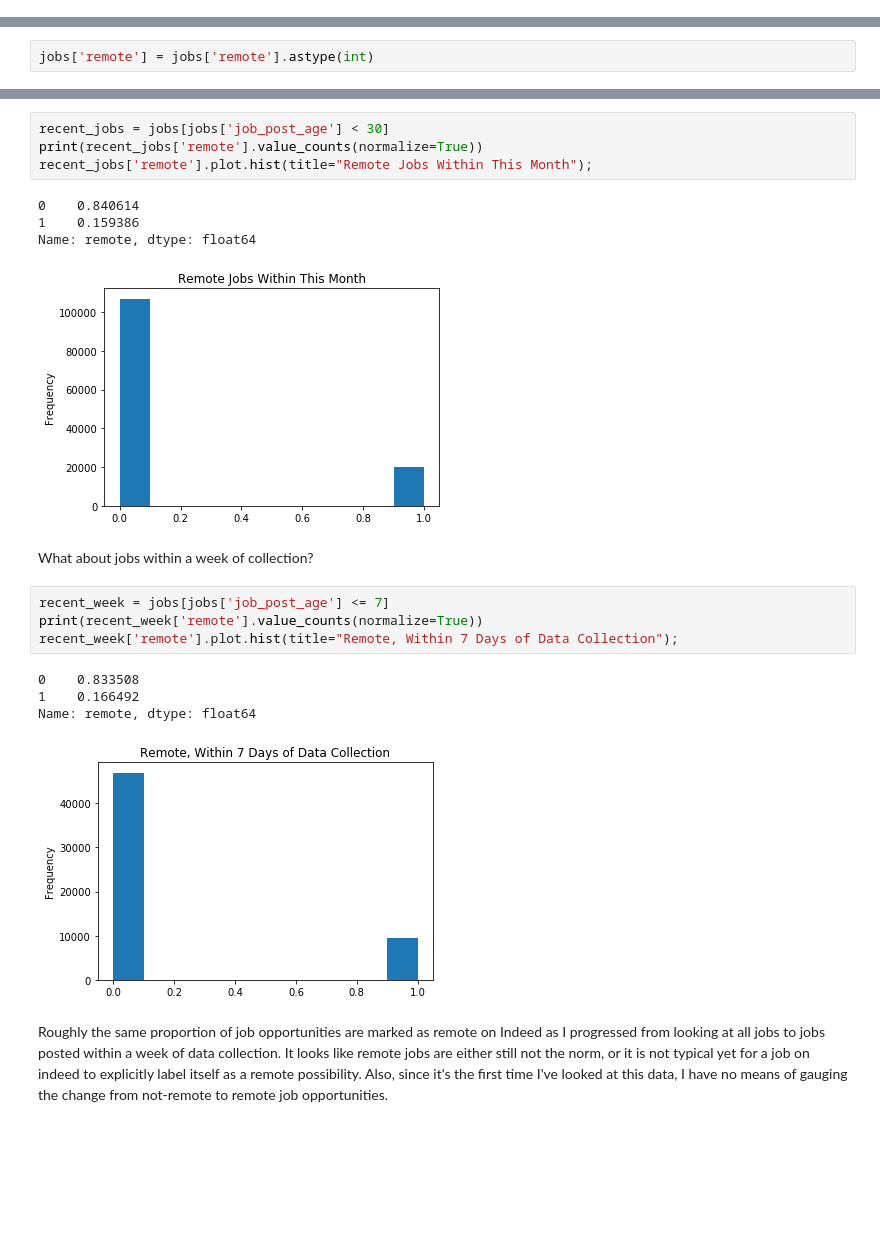
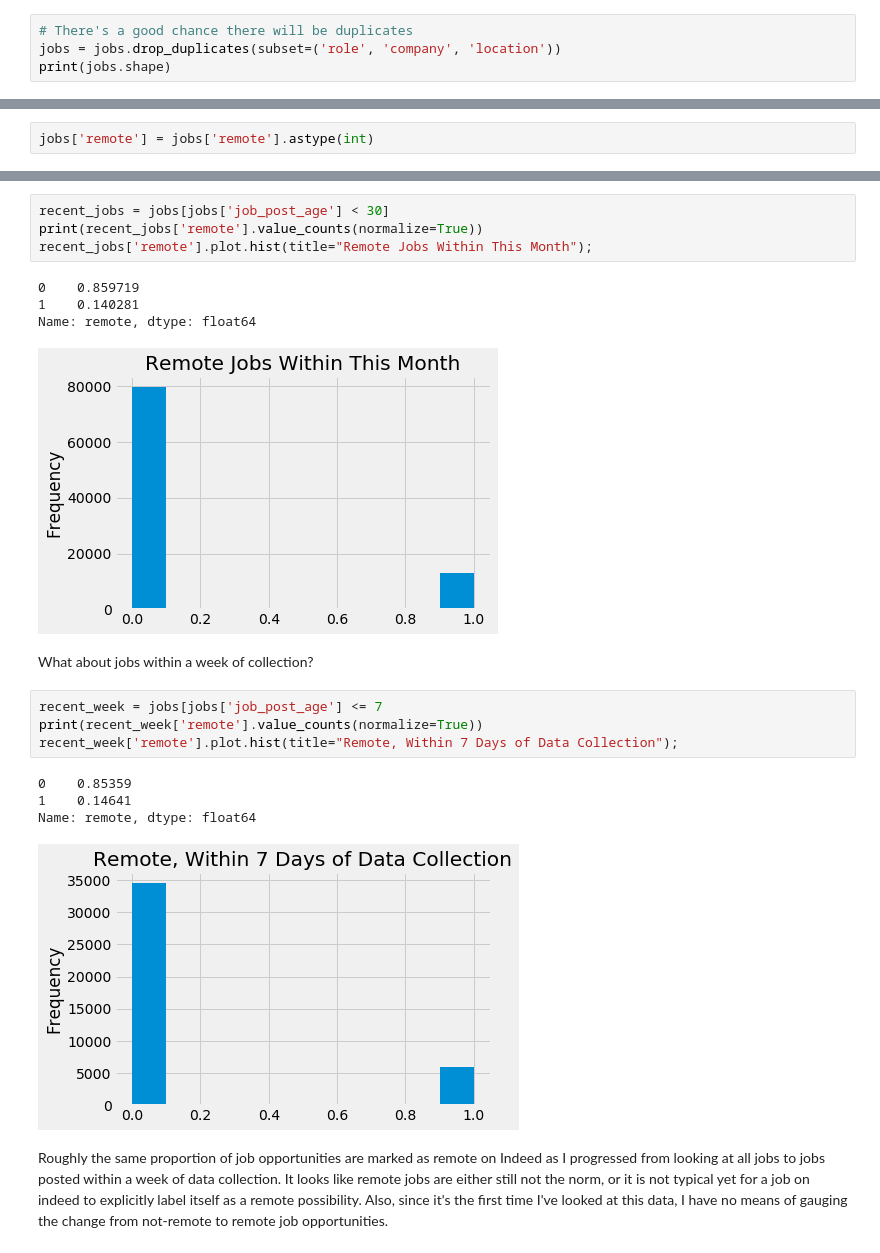
Before and after one commit to jose-marquez89/tech-job-landscape, a Jupyter notebook: python_scrape/jobs_explore.ipynb, the cells around one changed output, grey strips where cells are left out. Drawn from its saved outputs; the diff is of its cells as text; blank space fills up the shorter version.

```diff
--- a/python_scrape/jobs_explore.ipynb
+++ b/python_scrape/jobs_explore.ipynb
@@ -41,3 +46,7 @@ jobs.head()
 jobs.shape
 # %% [output]
 (248009, 8)
+# %%
+# There's a good chance there will be duplicates
+jobs = jobs.drop_duplicates(subset=('role', 'company', 'location'))
+print(jobs.shape)
@@ -98,21 +109,21 @@ recent_jobs = jobs[jobs['job_post_age'] < 30]
 print(recent_jobs['remote'].value_counts(normalize=True))
 recent_jobs['remote'].plot.hist(title="Remote Jobs Within This Month");
 # %% [output]
-0    0.840614
-1    0.159386
+0    0.859719
+1    0.140281
 Name: remote, dtype: float64
-[figure, old version]
+[figure, new version]
 # %% [markdown]
 What about jobs within a week of collection?
 # %%
-recent_week = jobs[jobs['job_post_age'] <= 7]
+recent_week = jobs[jobs['job_post_age'] <= 7
 print(recent_week['remote'].value_counts(normalize=True))
 recent_week['remote'].plot.hist(title="Remote, Within 7 Days of Data Collection");
 # %% [output]
-0    0.833508
-1    0.166492
+0    0.85359
+1    0.14641
 Name: remote, dtype: float64
-[figure, old version]
+[figure, new version]
 # %% [markdown]
 Roughly the same proportion of job opportunities are marked as remote on Indeed as I progressed from looking at all jobs to jobs posted within a week of data collection. It looks like remote jobs are either still not the norm, or it is not typical yet for a job on indeed to explicitly label itself as a remote possibility. Also, since it's the first time I've looked at this data, I have no means of gauging the change from not-remote to remote job opportunities.
 # %% [markdown]
```
Also changed, not shown: parts of 17 cells of this notebook.
